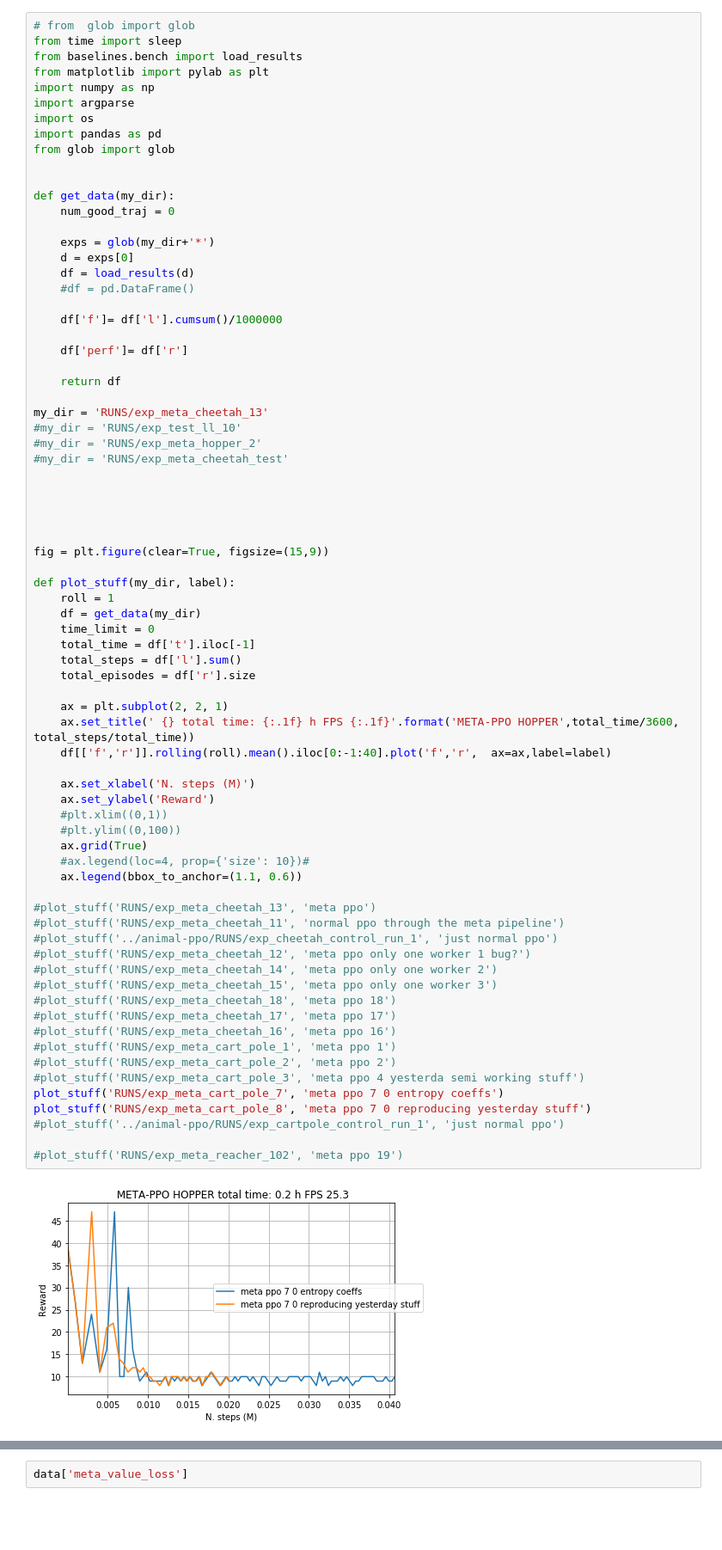
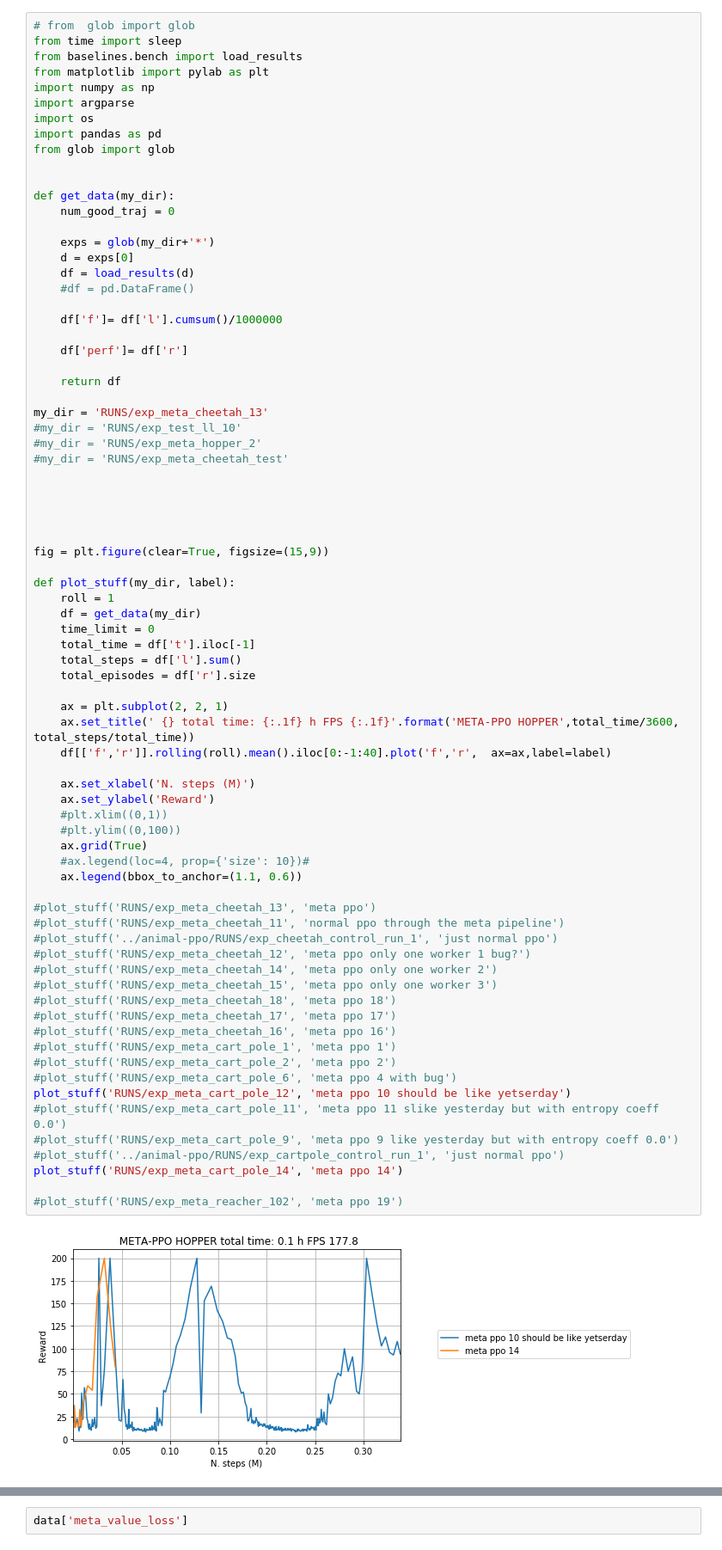
Before and after one commit to gabrielelibardi/meta_gradient_experiment, a Jupyter notebook: monitor.ipynb, the cells around one changed output, grey strips where cells are left out. Shown at 86% size. Saved outputs shown, nothing was run; the diff lists cells and outputs as text; blank space fills up the shorter version.

```diff
--- a/monitor.ipynb
+++ b/monitor.ipynb
@@ -43,36 +43,38 @@ def plot_stuff(my_dir, label):
     total_steps = df['l'].sum()
     total_episodes = df['r'].size
 
     ax = plt.subplot(2, 2, 1)
     ax.set_title(' {} total time: {:.1f} h FPS {:.1f}'.format('META-PPO HOPPER',total_time/3600, total_steps/total_time))
     df[['f','r']].rolling(roll).mean().iloc[0:-1:40].plot('f','r',  ax=ax,label=label)
 
     ax.set_xlabel('N. steps (M)')
     ax.set_ylabel('Reward')
     #plt.xlim((0,1))
     #plt.ylim((0,100))
     ax.grid(True)
     #ax.legend(loc=4, prop={'size': 10})#
     ax.legend(bbox_to_anchor=(1.1, 0.6))
 
 #plot_stuff('RUNS/exp_meta_cheetah_13', 'meta ppo')
 #plot_stuff('RUNS/exp_meta_cheetah_11', 'normal ppo through the meta pipeline')
 #plot_stuff('../animal-ppo/RUNS/exp_cheetah_control_run_1', 'just normal ppo')
 #plot_stuff('RUNS/exp_meta_cheetah_12', 'meta ppo only one worker 1 bug?')
 #plot_stuff('RUNS/exp_meta_cheetah_14', 'meta ppo only one worker 2')
 #plot_stuff('RUNS/exp_meta_cheetah_15', 'meta ppo only one worker 3')
 #plot_stuff('RUNS/exp_meta_cheetah_18', 'meta ppo 18')
 #plot_stuff('RUNS/exp_meta_cheetah_17', 'meta ppo 17')
 #plot_stuff('RUNS/exp_meta_cheetah_16', 'meta ppo 16')
 #plot_stuff('RUNS/exp_meta_cart_pole_1', 'meta ppo 1')
 #plot_stuff('RUNS/exp_meta_cart_pole_2', 'meta ppo 2')
-#plot_stuff('RUNS/exp_meta_cart_pole_3', 'meta ppo 4 yesterda semi working stuff')
-plot_stuff('RUNS/exp_meta_cart_pole_7', 'meta ppo 7 0 entropy coeffs')
-plot_stuff('RUNS/exp_meta_cart_pole_8', 'meta ppo 7 0 reproducing yesterday stuff')
+#plot_stuff('RUNS/exp_meta_cart_pole_6', 'meta ppo 4 with bug')
+plot_stuff('RUNS/exp_meta_cart_pole_12', 'meta ppo 10 should be like yetserday')
+#plot_stuff('RUNS/exp_meta_cart_pole_11', 'meta ppo 11 slike yesterday but with entropy coeff 0.0')
+#plot_stuff('RUNS/exp_meta_cart_pole_9', 'meta ppo 9 like yesterday but with entropy coeff 0.0')
 #plot_stuff('../animal-ppo/RUNS/exp_cartpole_control_run_1', 'just normal ppo')
+plot_stuff('RUNS/exp_meta_cart_pole_14', 'meta ppo 14')
 
 #plot_stuff('RUNS/exp_meta_reacher_102', 'meta ppo 19')
 # %% [output]
-[figure, old version]
+[figure, new version]
 # %%
 fig = plt.figure(clear=True, figsize=(15,9))
```
Also changed, not shown: parts of 2 cells of this notebook, 2 other files.
